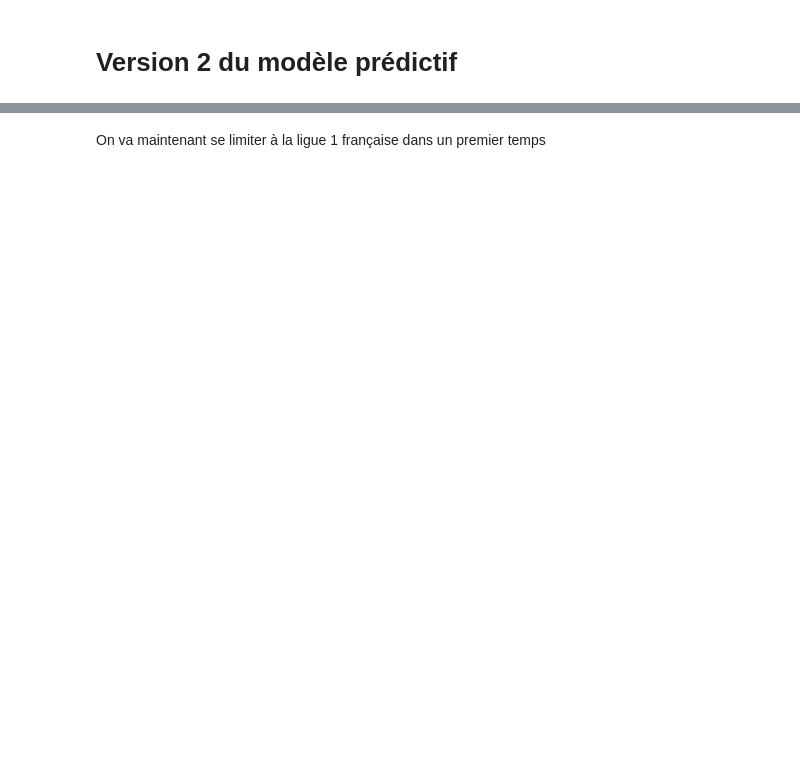
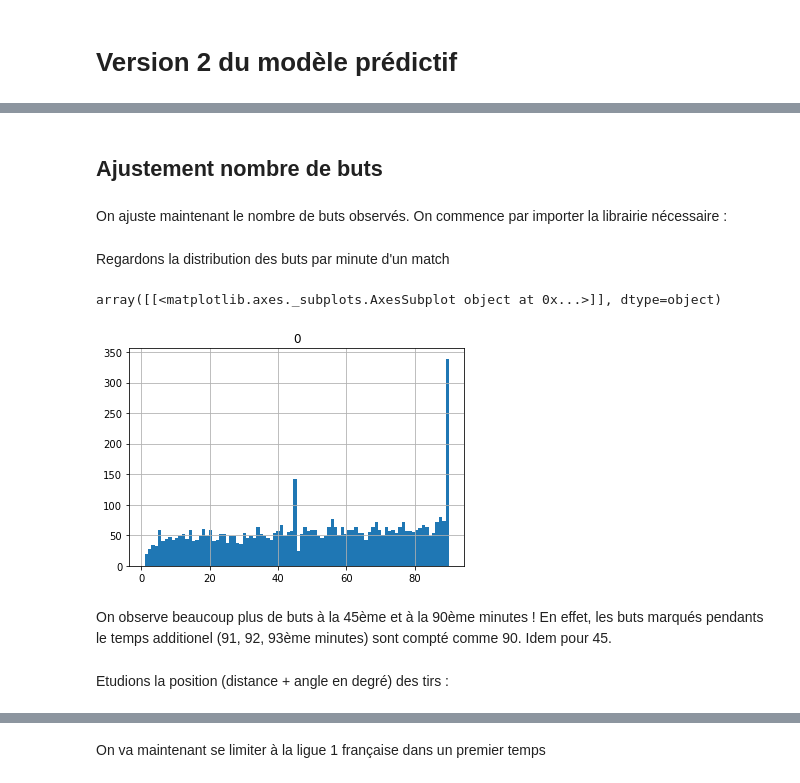
Before and after one commit to alexisrosuel/Football-predictions, a Jupyter notebook: V2.ipynb, the cells around one changed output, grey strips where cells are left out. Cells and saved outputs as stored; diff of their text form; code cells hidden in the pictures; blank space fills up the shorter version.

```diff
--- a/V2.ipynb
+++ b/V2.ipynb
@@ -135,0 +117,10 @@ del match['possession']
+# %%
+def vainqueur(row):
+    if row.home_team_goal > row.away_team_goal:
+        return 'H'
+    elif row.home_team_goal > row.away_team_goal:
+        return 'A'
+    else:
+        return 'N'
+
+match['vainqueur'] = match.apply(vainqueur, axis=1)
@@ -135,0 +171,13 @@ del match['possession']
+# %%
+def score_dyn(dyn):
+    score = 0
+    for i in range(5):
+        score = score + (1 if dyn[i] == 'G' else -1 if dyn[i] == 'P' else 0) * (float(i+1)/float(5))
+    return score
+
+match['home_score_dynamique'] = match.home_dynamique.apply(score_dyn)
+match['away_score_dynamique'] = match.away_dynamique.apply(score_dyn)
+# %% [markdown]
+## Ajustement nombre de buts
+# %% [markdown]
+On ajuste maintenant le nombre de buts observés. On commence par importer la librairie nécessaire :
@@ -135,0 +186,20 @@ del match['possession']
+# %%
+def extract_time_elapsed(row):
+    if(not pd.isnull(row)):
+        tree = html.fromstring(row)
+        coord = tree.xpath('//elapsed/text()')
+        return np.array(coord, dtype=np.int32)
+    return np.nan
+
+match['time_elapsed'] = match.goal.apply(lambda row: extract_time_elapsed(row))
+# %% [markdown]
+Regardons la distribution des buts par minute d'un match
+# %%
+pd.DataFrame(np.hstack(match.time_elapsed.values)).hist(bins=90)
+# %% [output]
+array([[<matplotlib.axes._subplots.AxesSubplot object at 0x...>]], dtype=object)
+[figure, added]
+# %% [markdown]
+On observe beaucoup plus de buts à la 45ème et à la 90ème minutes ! En effet, les buts marqués pendants le temps additionel (91, 92, 93ème minutes) sont compté comme 90. Idem pour 45.
+# %% [markdown]
+Etudions la position (distance + angle en degré) des tirs :
```
Also changed, not shown: parts of 127 cells of this notebook.
